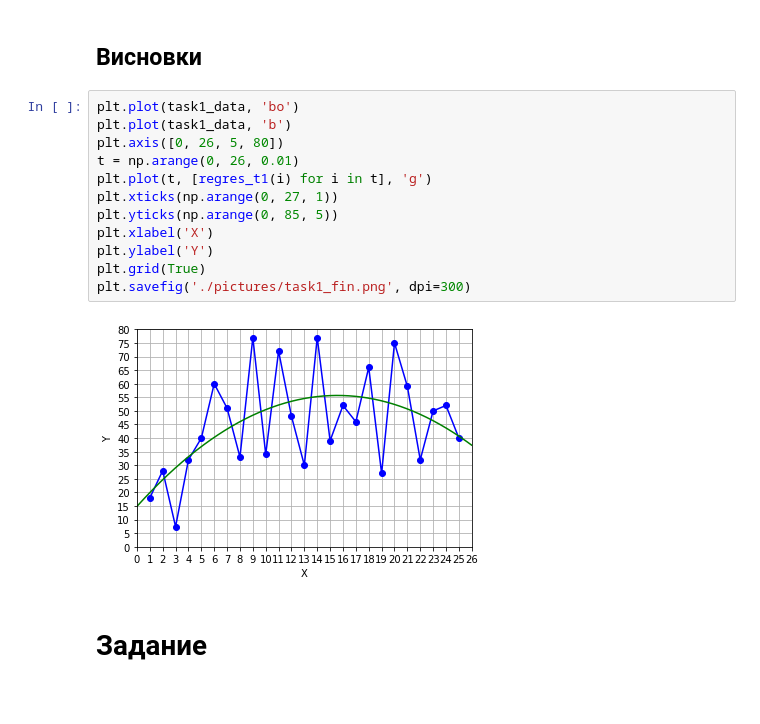
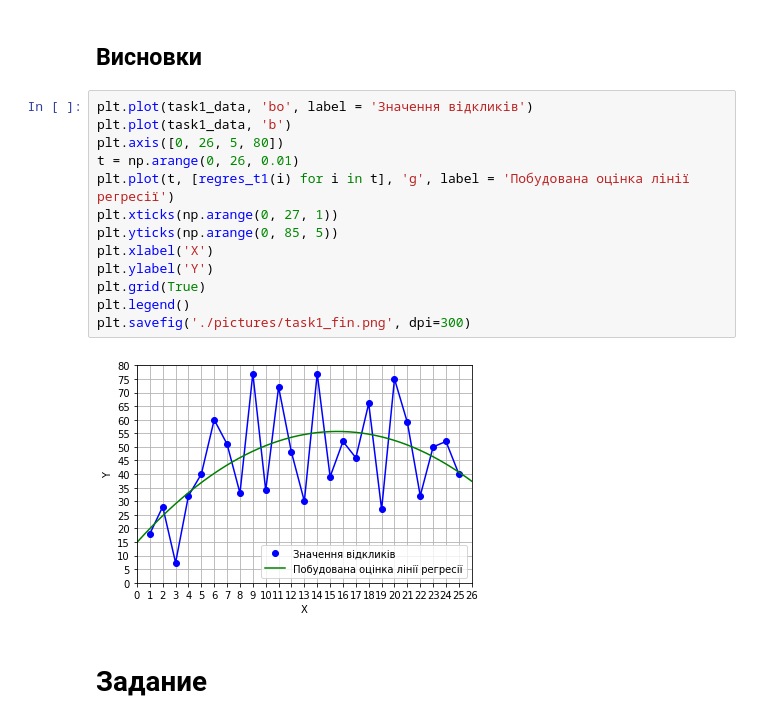
Before and after one commit to nikiandr/regressanalysiscourse, a Jupyter notebook: main.ipynb, the cells around one changed output. Cells and saved outputs as stored; diff of their text form.

```diff
--- a/main.ipynb
+++ b/main.ipynb
@@ -180,19 +181,20 @@ right_val_1 = regres_t1(x_1) + t_1*np.sqrt(sigma_1 * (1 + x_vec_1.transpose() @
 # %% [markdown]
 ## Висновки
 # %%
-plt.plot(task1_data, 'bo')
+plt.plot(task1_data, 'bo', label = 'Значення відкликів')
 plt.plot(task1_data, 'b')
 plt.axis([0, 26, 5, 80])
 t = np.arange(0, 26, 0.01)
-plt.plot(t, [regres_t1(i) for i in t], 'g')
+plt.plot(t, [regres_t1(i) for i in t], 'g', label = 'Побудована оцінка лінії регресії')
 plt.xticks(np.arange(0, 27, 1))
 plt.yticks(np.arange(0, 85, 5))
 plt.xlabel('X')
 plt.ylabel('Y')
 plt.grid(True)
+plt.legend()
 plt.savefig('./pictures/task1_fin.png', dpi=300)
 # %% [output]
-[figure, old version]
+[figure, new version]
 # %% [markdown]
 # Задание
 # %% [markdown]
```
Also changed, not shown: parts of 3 cells of this notebook, 5 other files.
